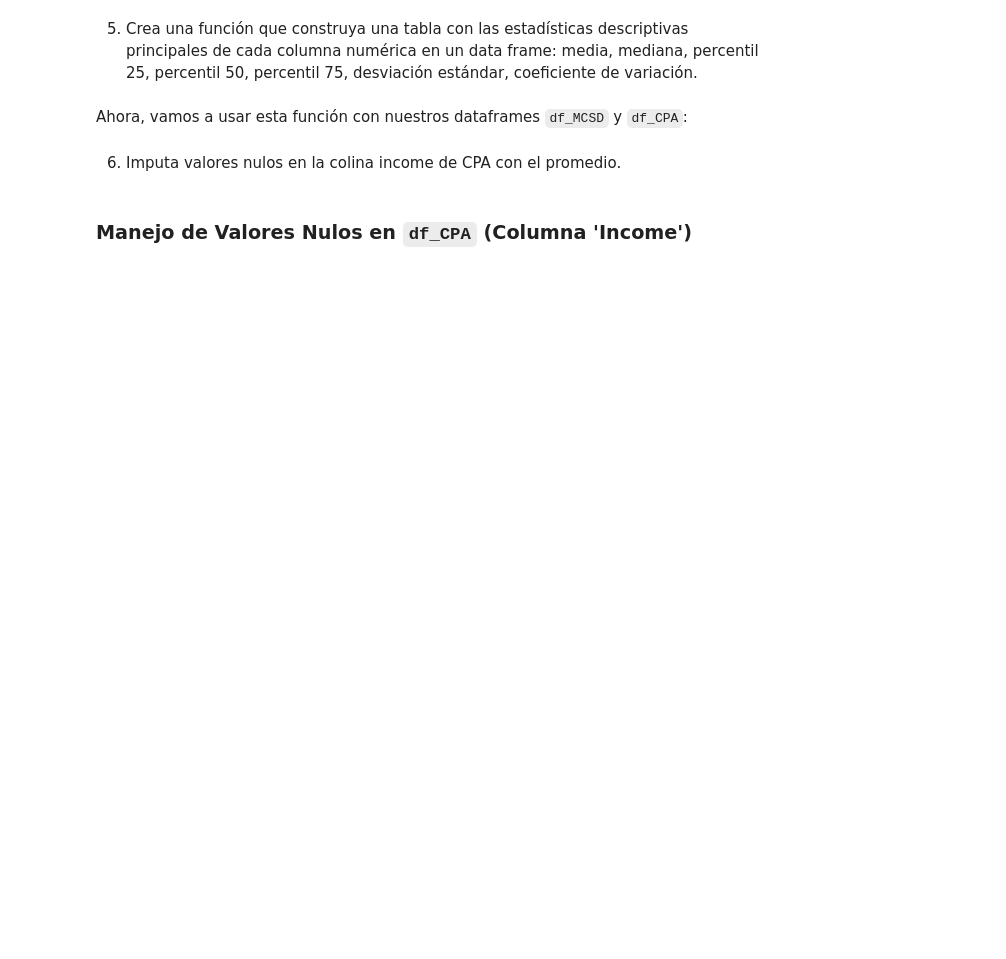
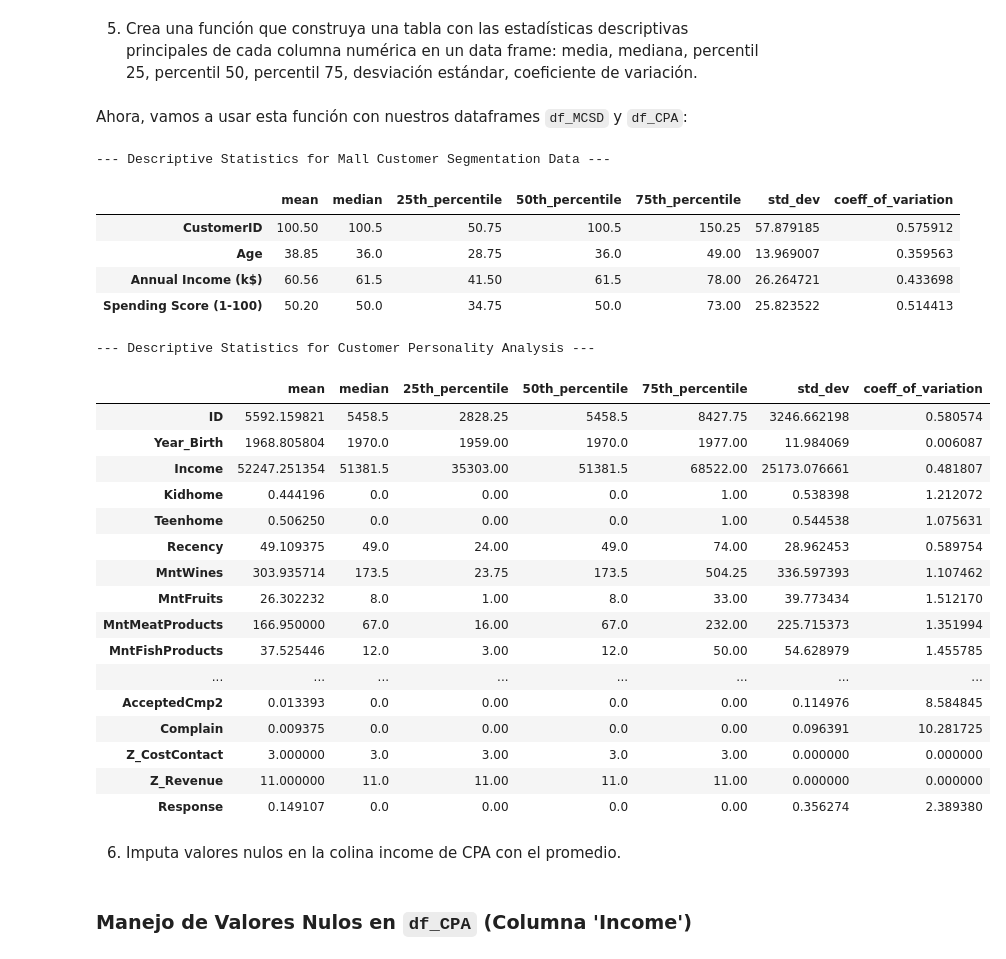
Before and after one commit to crodriguezbay/MLforMkting, a Jupyter notebook: Cuaderno_de_trabajo_python_vacio.ipynb, the cells around one changed output. Cells and saved outputs as stored; diff of their text form; code cells hidden in the pictures; blank space fills up the shorter version.

```diff
--- a/Cuaderno_de_trabajo_python_vacio.ipynb
+++ b/Cuaderno_de_trabajo_python_vacio.ipynb
@@ -10,0 +22,4 @@ Este cuaderno es un compendio de algunas de las intruccciones que más vamos a u
+# %%
+
+df_CPA = pd.read_csv('/content/sample_data/marketing_campaign.csv', sep= '\t')
+display(df_CPA.head())
@@ -25,7 +204,70 @@ Este cuaderno es un compendio de algunas de las intruccciones que más vamos a u
 # %% [markdown]
 5. Crea una función que construya una tabla con las estadísticas descriptivas principales de cada columna numérica en un data frame: media, mediana, percentil 25, percentil 50, percentil 75, desviación estándar, coeficiente de variación.
+# %%
+import numpy as np
+
+def descriptive_stats_table(df):
+    """Calculates a table with main descriptive statistics for numerical columns."""
+    print(f'\n--- Descriptive Statistics for {df.name if hasattr(df, "name") else "DataFrame"} ---')
+    numerical_cols = df.select_dtypes(include=['number'])
+
+    if numerical_cols.empty:
+        print("No numerical columns found in the DataFrame.")
+        return pd.DataFrame()
+
+    stats_dict = {
+        'mean': numerical_cols.mean(),
+        'median': numerical_cols.median(),
+        '25th_percentile': numerical_cols.quantile(0.25),
+        '50th_percentile': numerical_cols.quantile(0.50), # Same as median
+        '75th_percentile': numerical_cols.quantile(0.75),
+        'std_dev': numerical_cols.std()
+    }
+
+    stats_df = pd.DataFrame(stats_dict)
+
+    # Calculate Coefficient of Variation (CV = std / mean)
+    # Handle cases where mean might be zero to avoid division by zero
+    stats_df['coeff_of_variation'] = np.where(
+        stats_df['mean'] == 0, # Condition
+        np.nan,               # Value if True (e.g., CV is undefined or infinite)
+        stats_df['std_dev'] / stats_df['mean'] # Value if False
+    )
+
+    return stats_df
 # %% [markdown]
 Ahora, vamos a usar esta función con nuestros dataframes `df_MCSD` y `df_CPA`:
+# %%
+# Usar la función con df_MCSD
+display(descriptive_stats_table(df_MCSD))
+
+# Usar la función con df_CPA
+display(descriptive_stats_table(df_CPA))
+# %% [output]
+--- Descriptive Statistics for Mall Customer Segmentation Data ---
+|  | mean | median | 25th_percentile | 50th_percentile | 75th_percentile | std_dev | coeff_of_variation |
+| CustomerID | 100.50 | 100.5 | 50.75 | 100.5 | 150.25 | 57.879185 | 0.575912 |
+| Age | 38.85 | 36.0 | 28.75 | 36.0 | 49.00 | 13.969007 | 0.359563 |
+| Annual Income (k$) | 60.56 | 61.5 | 41.50 | 61.5 | 78.00 | 26.264721 | 0.433698 |
+| Spending Score (1-100) | 50.20 | 50.0 | 34.75 | 50.0 | 73.00 | 25.823522 | 0.514413 |
+--- Descriptive Statistics for Customer Personality Analysis ---
+|  | mean | median | 25th_percentile | 50th_percentile | 75th_percentile | std_dev | coeff_of_variation |
+| ID | 5592.159821 | 5458.5 | 2828.25 | 5458.5 | 8427.75 | 3246.662198 | 0.580574 |
+| Year_Birth | 1968.805804 | 1970.0 | 1959.00 | 1970.0 | 1977.00 | 11.984069 | 0.006087 |
+| Income | 52247.251354 | 51381.5 | 35303.00 | 51381.5 | 68522.00 | 25173.076661 | 0.481807 |
+| Kidhome | 0.444196 | 0.0 | 0.00 | 0.0 | 1.00 | 0.538398 | 1.212072 |
+| Teenhome | 0.506250 | 0.0 | 0.00 | 0.0 | 1.00 | 0.544538 | 1.075631 |
+| Recency | 49.109375 | 49.0 | 24.00 | 49.0 | 74.00 | 28.962453 | 0.589754 |
+| MntWines | 303.935714 | 173.5 | 23.75 | 173.5 | 504.25 | 336.597393 | 1.107462 |
+| MntFruits | 26.302232 | 8.0 | 1.00 | 8.0 | 33.00 | 39.773434 | 1.512170 |
+| MntMeatProducts | 166.950000 | 67.0 | 16.00 | 67.0 | 232.00 | 225.715373 | 1.351994 |
+| MntFishProducts | 37.525446 | 12.0 | 3.00 | 12.0 | 50.00 | 54.628979 | 1.455785 |
+| ... | ... | ... | ... | ... | ... | ... | ... |
+| AcceptedCmp2 | 0.013393 | 0.0 | 0.00 | 0.0 | 0.00 | 0.114976 | 8.584845 |
+| Complain | 0.009375 | 0.0 | 0.00 | 0.0 | 0.00 | 0.096391 | 10.281725 |
+| Z_CostContact | 3.000000 | 3.0 | 3.00 | 3.0 | 3.00 | 0.000000 | 0.000000 |
+| Z_Revenue | 11.000000 | 11.0 | 11.00 | 11.0 | 11.00 | 0.000000 | 0.000000 |
+| Response | 0.149107 | 0.0 | 0.00 | 0.0 | 0.00 | 0.356274 | 2.389380 |
 # %% [markdown]
 6. Imputa valores nulos en la colina income de CPA con el promedio.
 # %% [markdown]
```
Also changed, not shown: parts of 15 cells of this notebook.
